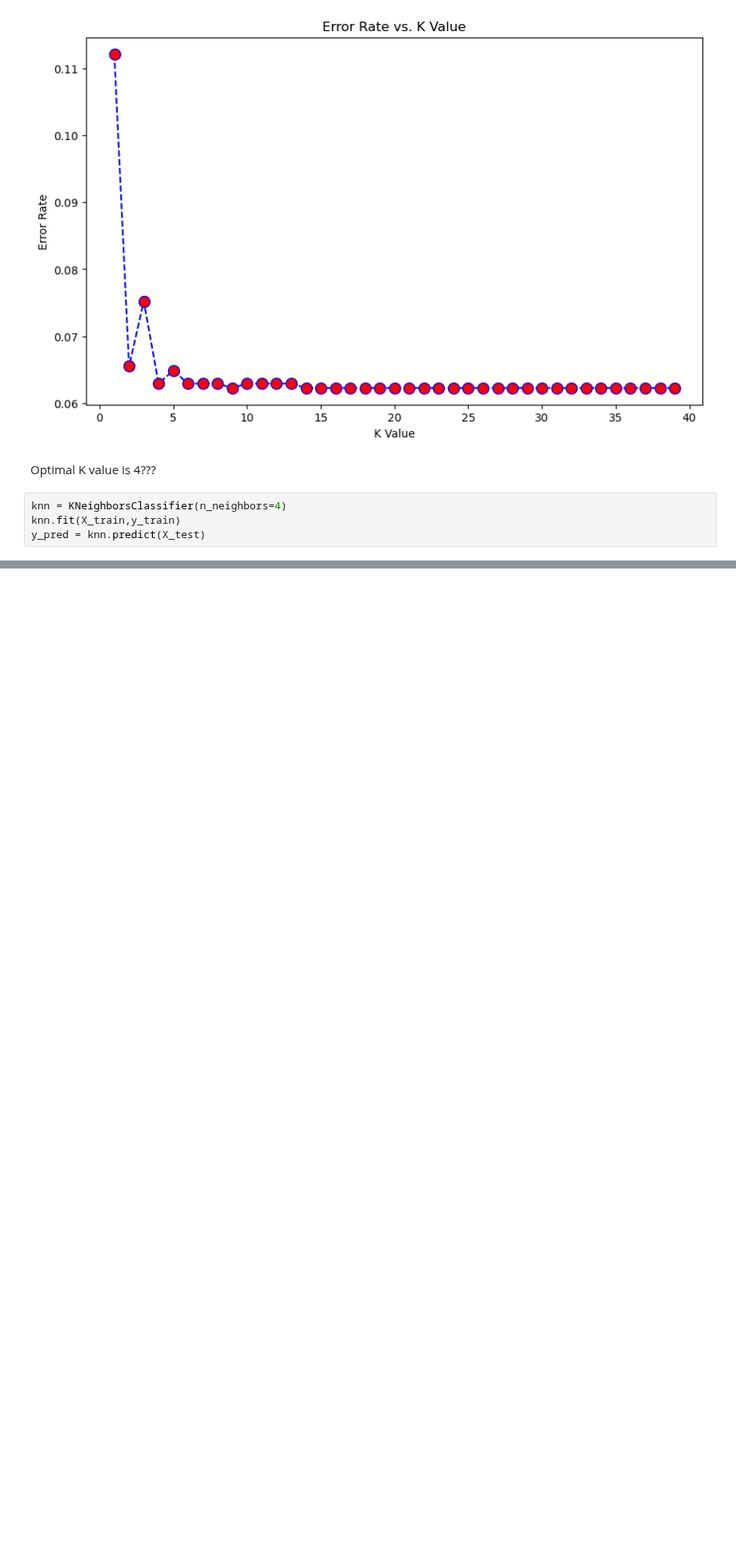
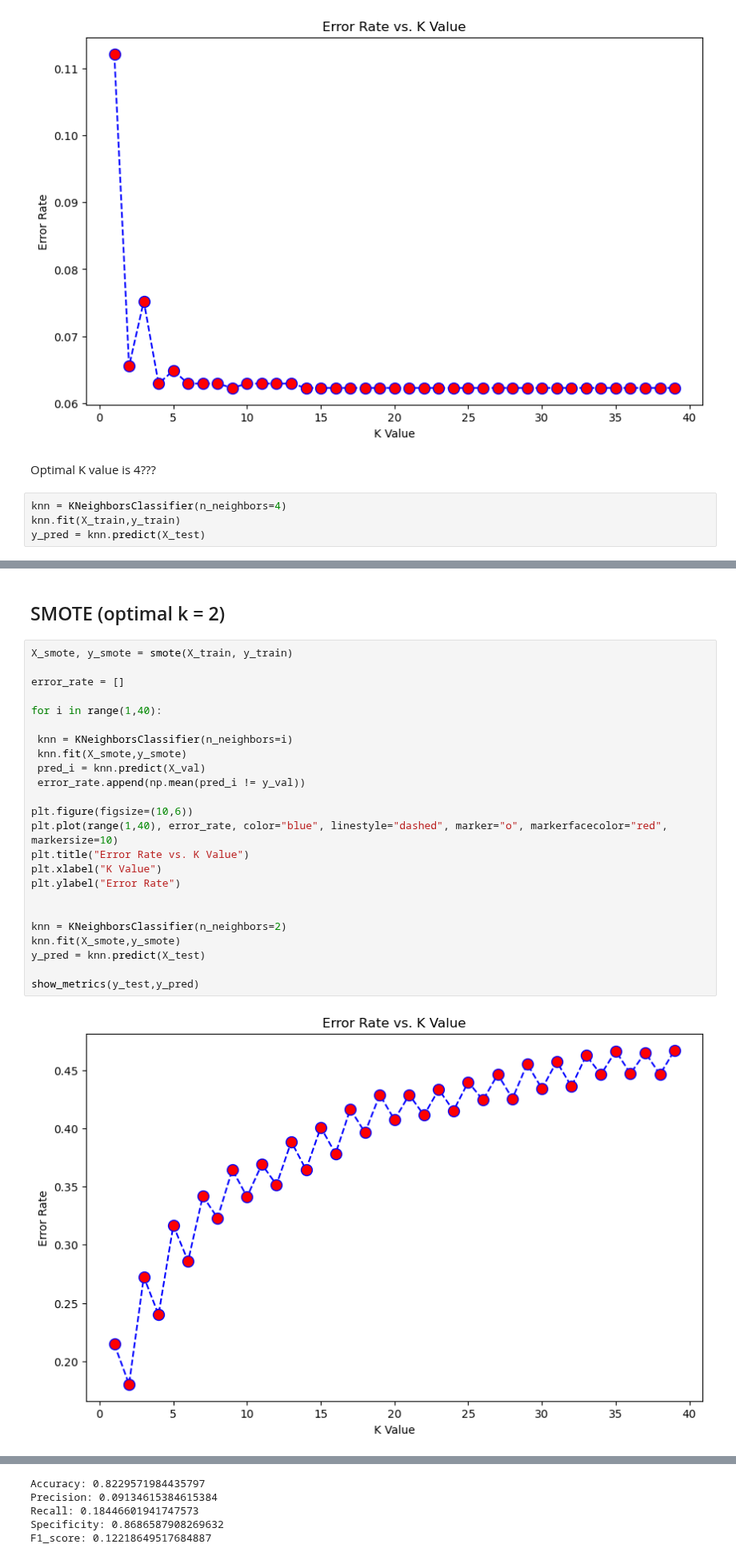
Before and after one commit to dapscc/bt4012_fraud, a Jupyter notebook: k_nearest_neighbours.ipynb, the cells around one changed output, grey strips where cells are left out. Shown at 80% size. Drawn from its saved outputs; the diff is of its cells as text; blank space fills up the shorter version.

```diff
--- a/k_nearest_neighbours.ipynb
+++ b/k_nearest_neighbours.ipynb
@@ -58,0 +132,28 @@ F1_score: 0.056074766355140186
+# %% [markdown]
+## SMOTE (optimal k = 2)
+# %%
+X_smote, y_smote = smote(X_train, y_train)
+
+error_rate = []
+
+for i in range(1,40):
+
+ knn = KNeighborsClassifier(n_neighbors=i)
+ knn.fit(X_smote,y_smote)
+ pred_i = knn.predict(X_val)
+ error_rate.append(np.mean(pred_i != y_val))
+
+plt.figure(figsize=(10,6))
+plt.plot(range(1,40), error_rate, color="blue", linestyle="dashed", marker="o", markerfacecolor="red", markersize=10)
+plt.title("Error Rate vs. K Value")
+plt.xlabel("K Value")
+plt.ylabel("Error Rate")
+
+
+knn = KNeighborsClassifier(n_neighbors=2)
+knn.fit(X_smote,y_smote)
+y_pred = knn.predict(X_test)
+
+show_metrics(y_test,y_pred)
+# %% [output]
+[figure, added]
@@ -58,0 +161,5 @@ F1_score: 0.056074766355140186
+Accuracy: 0.8229571984435797
+Precision: 0.09134615384615384
+Recall: 0.18446601941747573
+Specificity: 0.8686587908269632
+F1_score: 0.12218649517684887
```
Also changed, not shown: parts of 15 cells of this notebook.
